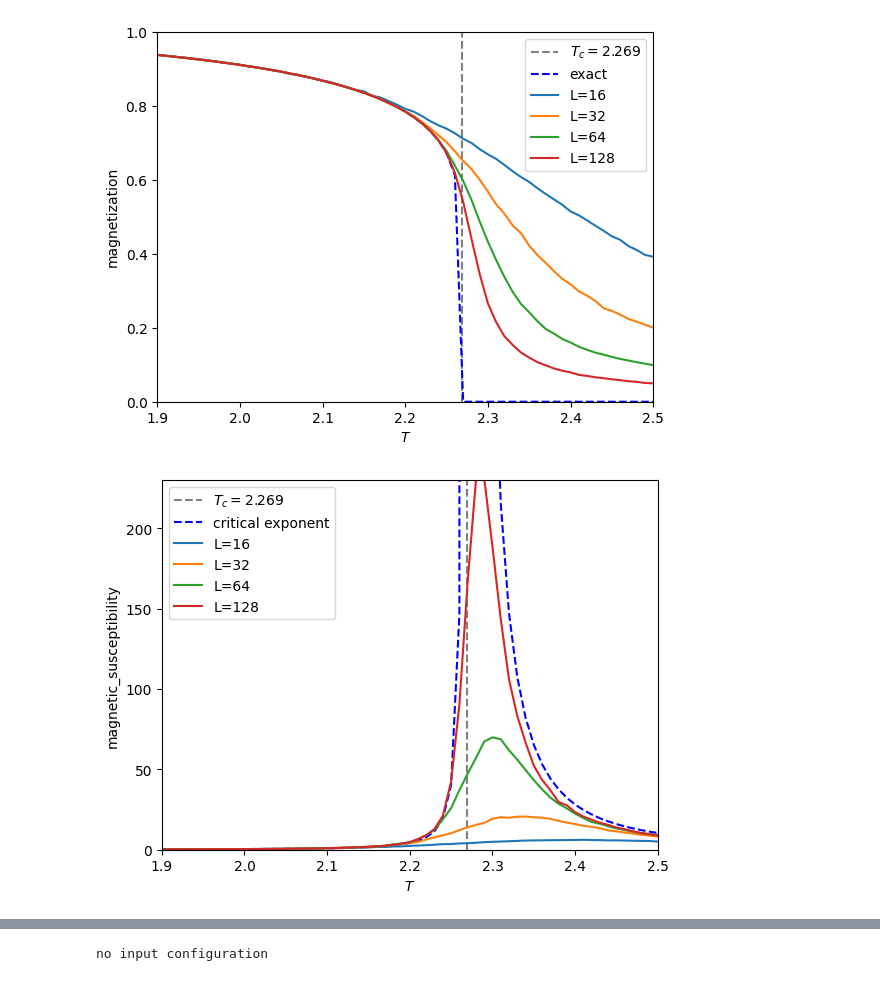
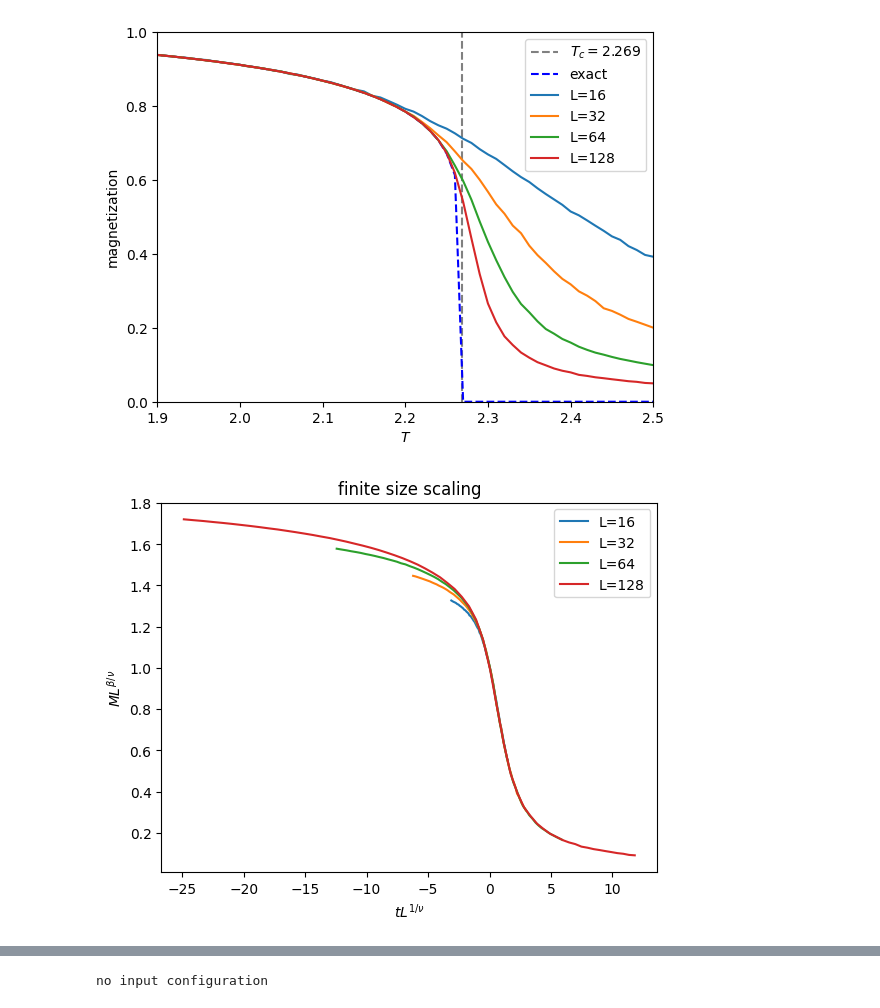
Before and after one commit to tatsuya0926/spin-configuration-learning, a Jupyter notebook: monte_carlo_simulation/output_metropolis.ipynb, the cells around one changed output, grey strips where cells are left out. Cells and saved outputs as stored; diff of their text form; code cells hidden in the pictures.

Commit message:
add finite size scaling

```diff
--- a/monte_carlo_simulation/output_metropolis.ipynb
+++ b/monte_carlo_simulation/output_metropolis.ipynb
@@ -84,8 +113,11 @@ plt.show()
 # %%
 param_L = [16, 32, 64, 128]
 temperature = np.empty([len(param_L), 61])
+temperature_finite_scale = np.empty([len(param_L), 61])
 magnetization = np.empty([len(param_L), 61])
+magnetization_finite_scale = np.empty([len(param_L), 61])
 magnetic_susceptibility = np.empty([len(param_L), 61])
+magnetic_susceptibility_finite_scale = np.empty([len(param_L), 61])
 specific_heat = np.empty([len(param_L), 61])
 for i, L in enumerate(param_L):
     if (os.path.exists(f'output/2d_Ising_L{L}_parameter_wolff.txt')):
@@ -93,8 +125,11 @@ for i, L in enumerate(param_L):
         for read in open(f'output/2d_Ising_L{L}_parameter_wolff.txt').readlines():
             read = read[:-2].split('   ')
             temperature[i][count] = float(read[0])
+            temperature_finite_scale[i][count] = (1-Tc/float(read[0]))*L
             magnetization[i][count] = float(read[1])
+            magnetization_finite_scale[i][count] = float(read[1])*L**(1/8)
             magnetic_susceptibility[i][count] = float(read[2])
+            magnetic_susceptibility_finite_scale[i][count] = float(read[2])/(L**(7/4))
             specific_heat[i][count] = float(read[3])
             count += 1
 
@@ -105,31 +140,54 @@ plt.plot(T, M, c='b', linestyle = "dashed", label='exact')
 for i, L in enumerate(param_L):
     plt.plot(temperature[i], magnetization[i], label=f'L={L}')
 plt.xlabel(r'$T$')
 plt.ylabel('magnetization')
 plt.legend()
 plt.show()
 
+# plt.axvline(x=T_cr, ymin=0, ymax=1, ls="dashed", color="gray", label=r"$T_c={}$".format(T_cr))
+# plt.xlim(1.9, 2.5)
+# plt.ylim(0, 1)
+# plt.plot(T, M, c='b', linestyle = "dashed", label='exact')
+plt.title("finite size scaling")
+for i, L in enumerate(param_L):
+    plt.plot(temperature_finite_scale[i], magnetization_finite_scale[i], label=f'L={L}')
+plt.xlabel(r'$tL^{1/\nu}$')
+plt.ylabel(r'$ML^{\beta/\nu}$')
+plt.legend()
+plt.show()
+
 plt.axvline(x=T_cr, ymin=0, ymax=1, ls="dashed", color="gray", label=r"$T_c={}$".format(T_cr))
 plt.xlim(1.9, 2.5)
 plt.ylim(0, 230)
 plt.plot(T, kai, c='b', linestyle = "dashed", label='critical exponent')
 for i, L in enumerate(param_L):
     plt.plot(temperature[i], magnetic_susceptibility[i], label=f'L={L}')
 plt.xlabel(r'$T$')
 plt.ylabel('magnetic_susceptibility')
+plt.legend()
+plt.show()
+
+# plt.axvline(x=T_cr, ymin=0, ymax=1, ls="dashed", color="gray", label=r"$T_c={}$".format(T_cr))
+# plt.xlim(1.9, 2.5)
+# plt.ylim(0, 230)
+plt.title("finite size scaling")
+for i, L in enumerate(param_L):
+    plt.plot(temperature_finite_scale[i], magnetic_susceptibility_finite_scale[i], label=f'L={L}')
+plt.xlabel(r'$tL^{1/\nu}$')
+plt.ylabel(r'$\chi L^{-\gamma}$')
 plt.legend()
 plt.show()
 
 plt.axvline(x=T_cr, ymin=0, ymax=1, ls="dashed", color="gray", label=r"$T_c={}$".format(T_cr))
 plt.xlim(1.9, 2.5)
 plt.ylim(0, 1)
 plt.plot(T, C/T**2, c = 'b', linestyle = "dashed", label='exact')
 for i, L in enumerate(param_L):
     plt.plot(temperature[i], specific_heat[i], label=f'L={L}')
 plt.xlabel(r'$T$')
 plt.ylabel('specific_heat')
 plt.legend()
 plt.show()
 # %% [output]
 [figure]
-[figure, old version]
+[figure, new version]
```
Also changed, not shown: parts of 2 cells of this notebook.
